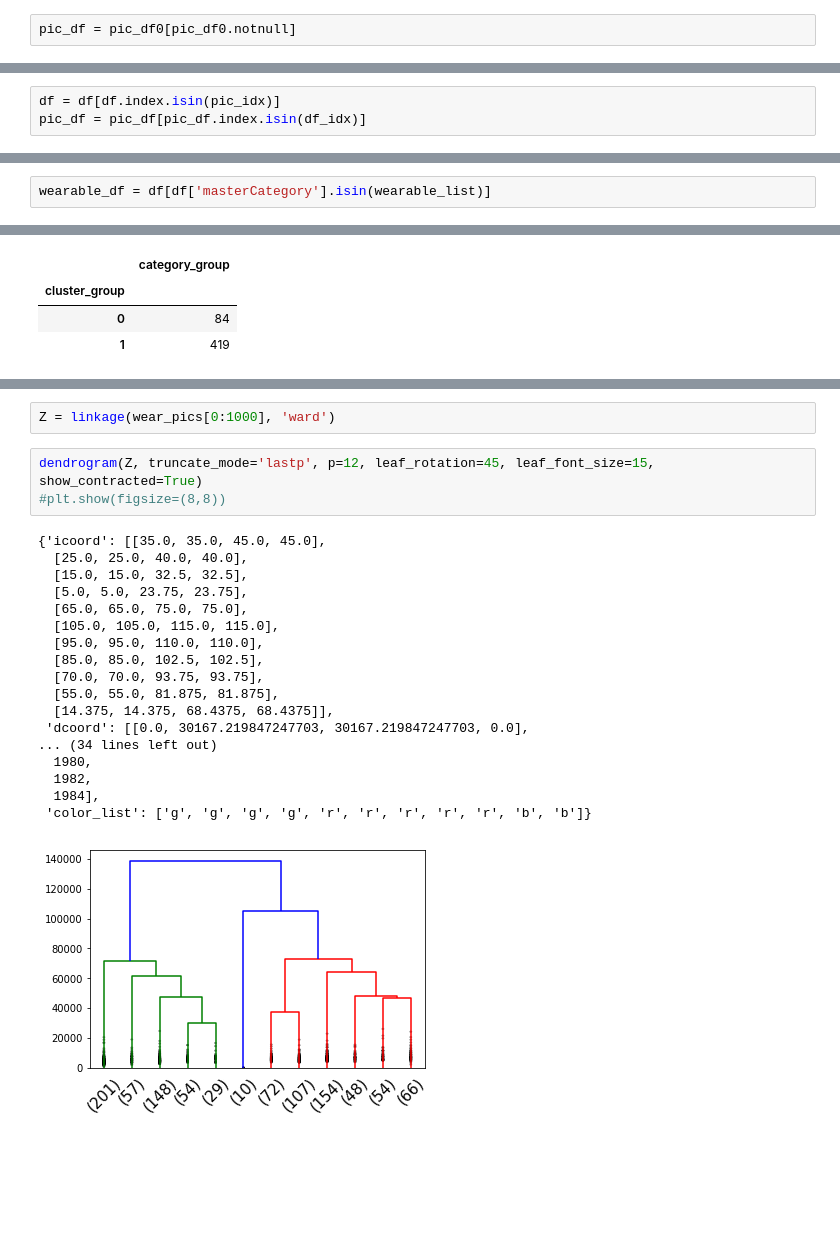
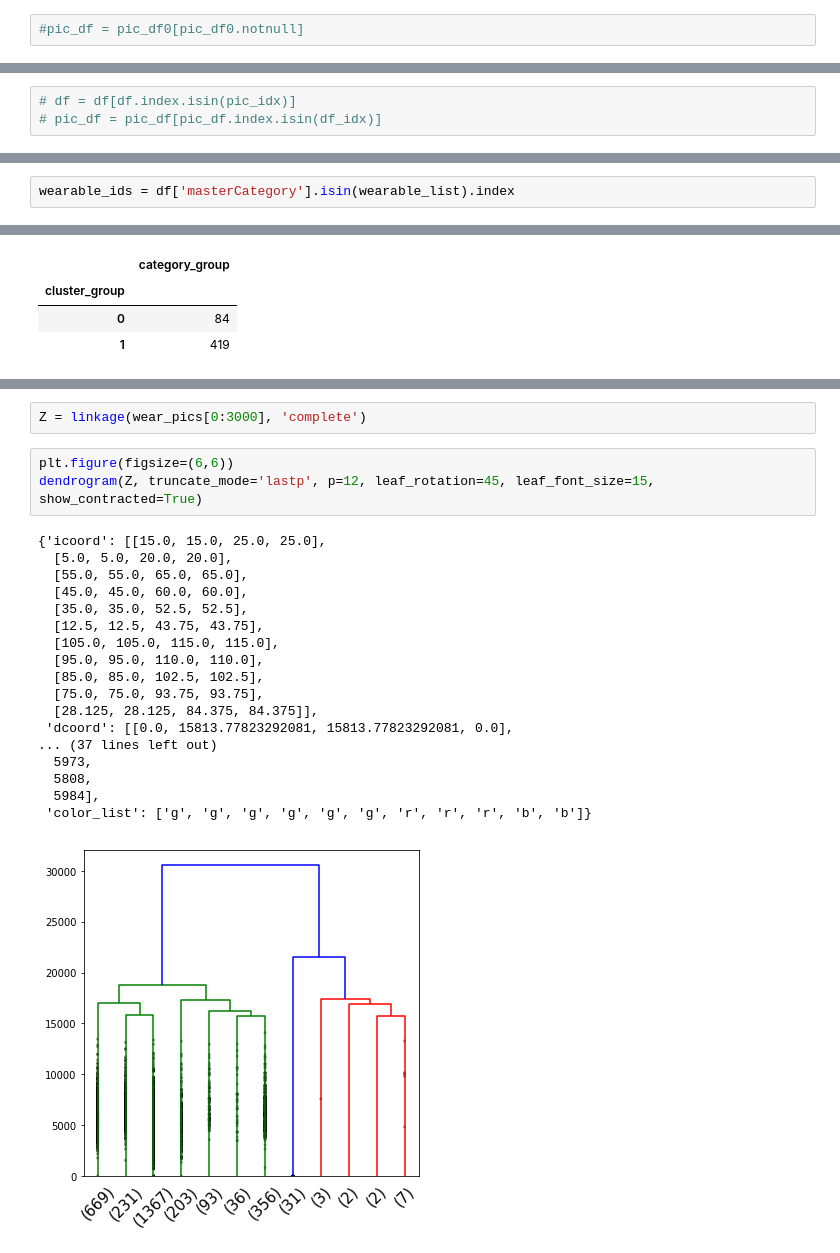
Before and after one commit to kellystroh/Clothing-Classification, a Jupyter notebook: Clothing EDA.ipynb, the cells around one changed output, grey strips where cells are left out. Saved outputs shown, nothing was run; the diff lists cells and outputs as text; blank space fills up the shorter version.

```diff
--- a/Clothing EDA.ipynb
+++ b/Clothing EDA.ipynb
@@ -59,3 +90,3 @@ pic_df0 = pd.DataFrame(images_arr, index=idx_series.astype(int), dtype='int')
 # %%
-pic_df = pic_df0[pic_df0.notnull]
+#pic_df = pic_df0[pic_df0.notnull]
 # %%
@@ -64,3 +95,3 @@ df_idx = set(df.index)
 # %%
-df = df[df.index.isin(pic_idx)]
-pic_df = pic_df[pic_df.index.isin(df_idx)]
+# df = df[df.index.isin(pic_idx)]
+# pic_df = pic_df[pic_df.index.isin(df_idx)]
@@ -164,4 +207,4 @@ df[df['masterCategory']=='Footwear'].groupby('subCategory').count()
 # %%
 wearable_list = ['Apparel', 'Accessories', 'Footwear']
 # %%
-wearable_df = df[df['masterCategory'].isin(wearable_list)]
+wearable_ids = df['masterCategory'].isin(wearable_list).index
@@ -289,24 +380,24 @@ ImportError: cannot import name 'dist' from 'scipy.spatial.distance' (/Users/Kel
 # %%
-Z = linkage(wear_pics[0:1000], 'ward')
+Z = linkage(wear_pics[0:3000], 'complete')
 # %%
+plt.figure(figsize=(6,6))
 dendrogram(Z, truncate_mode='lastp', p=12, leaf_rotation=45, leaf_font_size=15, show_contracted=True)
-#plt.show(figsize=(8,8))
 # %% [output]
-{'icoord': [[35.0, 35.0, 45.0, 45.0],
-  [25.0, 25.0, 40.0, 40.0],
-  [15.0, 15.0, 32.5, 32.5],
-  [5.0, 5.0, 23.75, 23.75],
-  [65.0, 65.0, 75.0, 75.0],
+{'icoord': [[15.0, 15.0, 25.0, 25.0],
+  [5.0, 5.0, 20.0, 20.0],
+  [55.0, 55.0, 65.0, 65.0],
+  [45.0, 45.0, 60.0, 60.0],
+  [35.0, 35.0, 52.5, 52.5],
+  [12.5, 12.5, 43.75, 43.75],
   [105.0, 105.0, 115.0, 115.0],
   [95.0, 95.0, 110.0, 110.0],
   [85.0, 85.0, 102.5, 102.5],
-  [70.0, 70.0, 93.75, 93.75],
-  [55.0, 55.0, 81.875, 81.875],
-  [14.375, 14.375, 68.4375, 68.4375]],
- 'dcoord': [[0.0, 30167.219847247703, 30167.219847247703, 0.0],
-... (34 lines left out)
-  1980,
-  1982,
-  1984],
- 'color_list': ['g', 'g', 'g', 'g', 'r', 'r', 'r', 'r', 'r', 'b', 'b']}
+  [75.0, 75.0, 93.75, 93.75],
+  [28.125, 28.125, 84.375, 84.375]],
+ 'dcoord': [[0.0, 15813.77823292081, 15813.77823292081, 0.0],
+... (37 lines left out)
+  5973,
+  5808,
+  5984],
+ 'color_list': ['g', 'g', 'g', 'g', 'g', 'g', 'r', 'r', 'r', 'b', 'b']}
-[figure, old version]
+[figure, new version]
```
Also changed, not shown: parts of 42 cells of this notebook.
